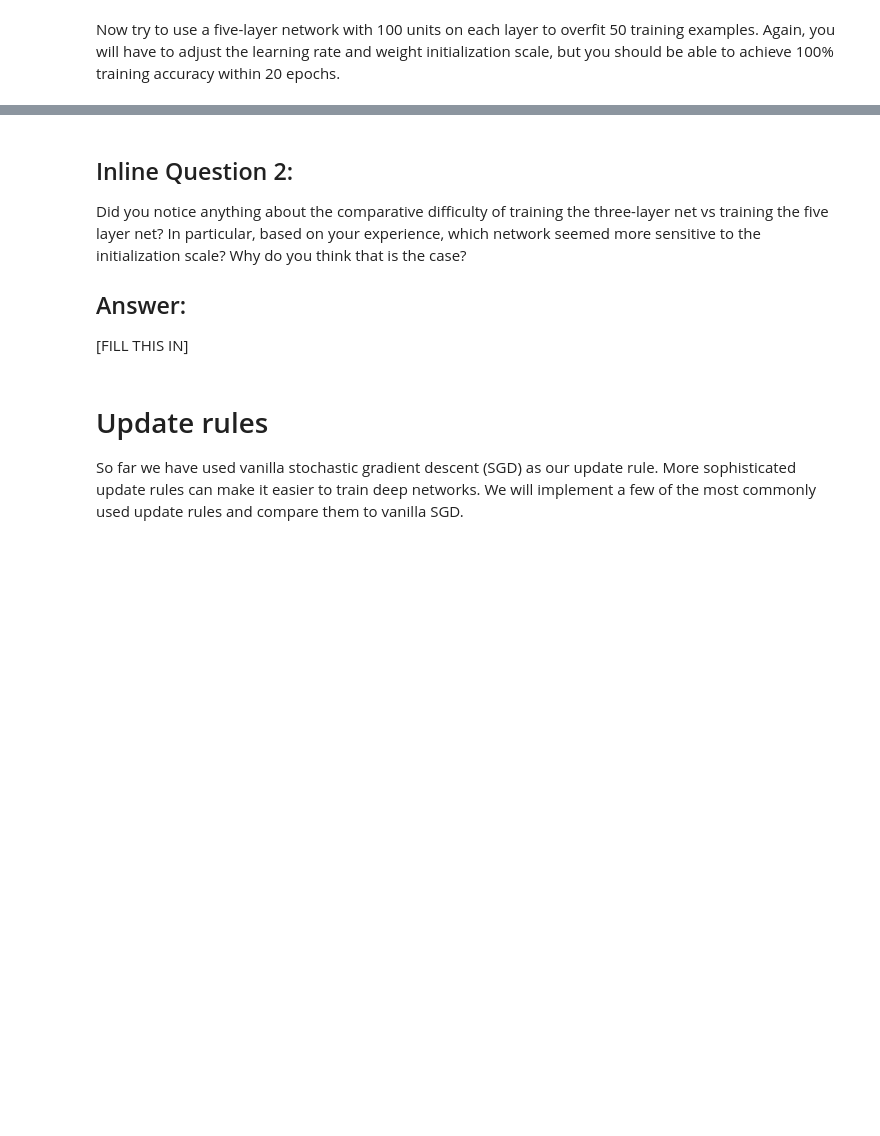
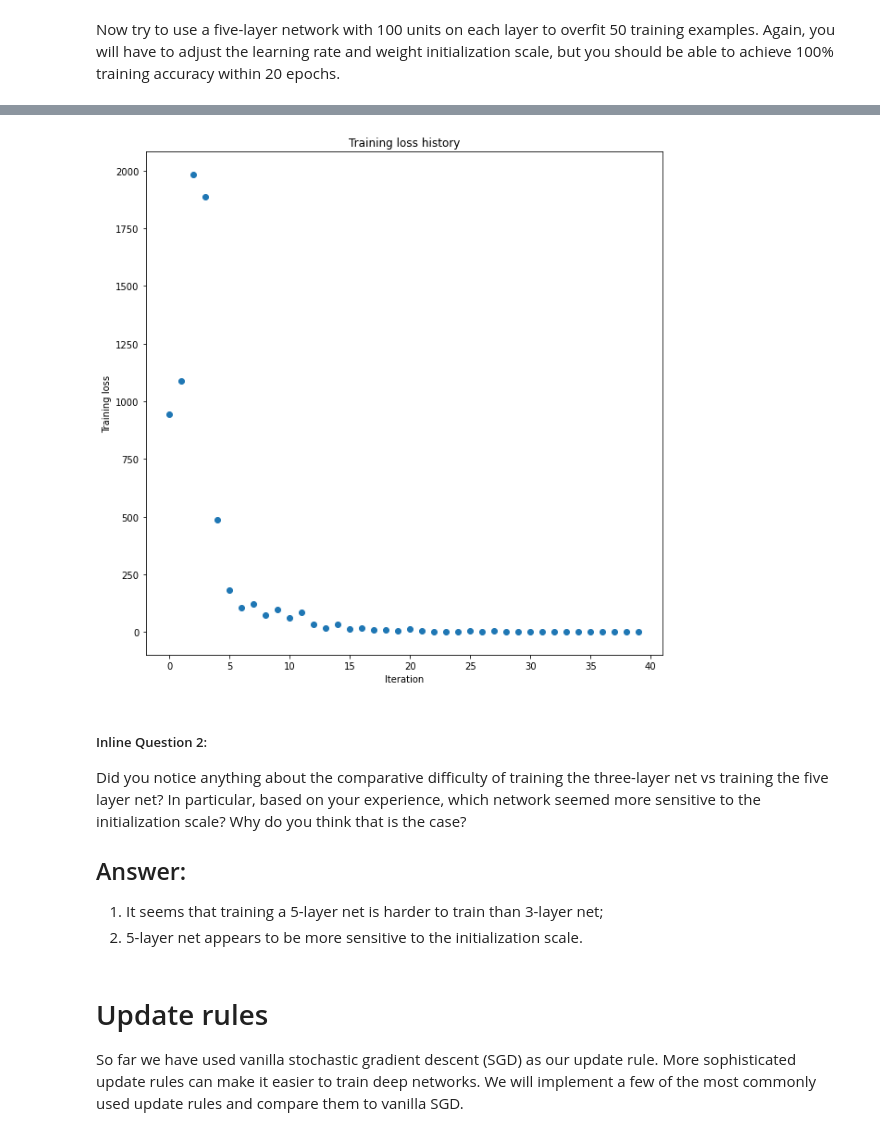
Before and after one commit to Vezarachan/CNN4Vision, a Jupyter notebook: assignment2/FullyConnectedNets.ipynb, the cells around one changed output, grey strips where cells are left out. Saved outputs shown, nothing was run; the diff lists cells and outputs as text; code cells hidden in the pictures; blank space fills up the shorter version.

```diff
--- a/assignment2/FullyConnectedNets.ipynb
+++ b/assignment2/FullyConnectedNets.ipynb
@@ -482,8 +514,8 @@ small_data = {
   'y_val': data['y_val'],
 }
 
-learning_rate = 2e-3  # Experiment with this!
-weight_scale = 1e-5   # Experiment with this!
+learning_rate = 1e-3  # Experiment with this!
+weight_scale = np.sqrt(2 / (100))   # Experiment with this!
 model = FullyConnectedNet([100, 100, 100, 100],
                 weight_scale=weight_scale, dtype=np.float64)
 solver = Solver(model, small_data,
@@ -495,8 +527,10 @@ solver = Solver(model, small_data,
          )
 solver.train()
 
+plt.figure(figsize=(10, 10))
 plt.plot(solver.loss_history, 'o')
 plt.title('Training loss history')
 plt.xlabel('Iteration')
 plt.ylabel('Training loss')
 plt.show()
+# %% [output]
@@ -503,9 +554,11 @@ plt.show()
+[figure, added]
 # %% [markdown]
-## Inline Question 2:
+##### Inline Question 2:
 Did you notice anything about the comparative difficulty of training the three-layer net vs training the five layer net? In particular, based on your experience, which network seemed more sensitive to the initialization scale? Why do you think that is the case?
 
 ## Answer:
-[FILL THIS IN]
+1. It seems that training a 5-layer net is harder to train than 3-layer net;
+2. 5-layer net appears to be more sensitive to the initialization scale.
 # %% [markdown]
 # Update rules
 So far we have used vanilla stochastic gradient descent (SGD) as our update rule. More sophisticated update rules can make it easier to train deep networks. We will implement a few of the most commonly used update rules and compare them to vanilla SGD.
```
Also changed, not shown: parts of 11 cells of this notebook, 6 other files.
